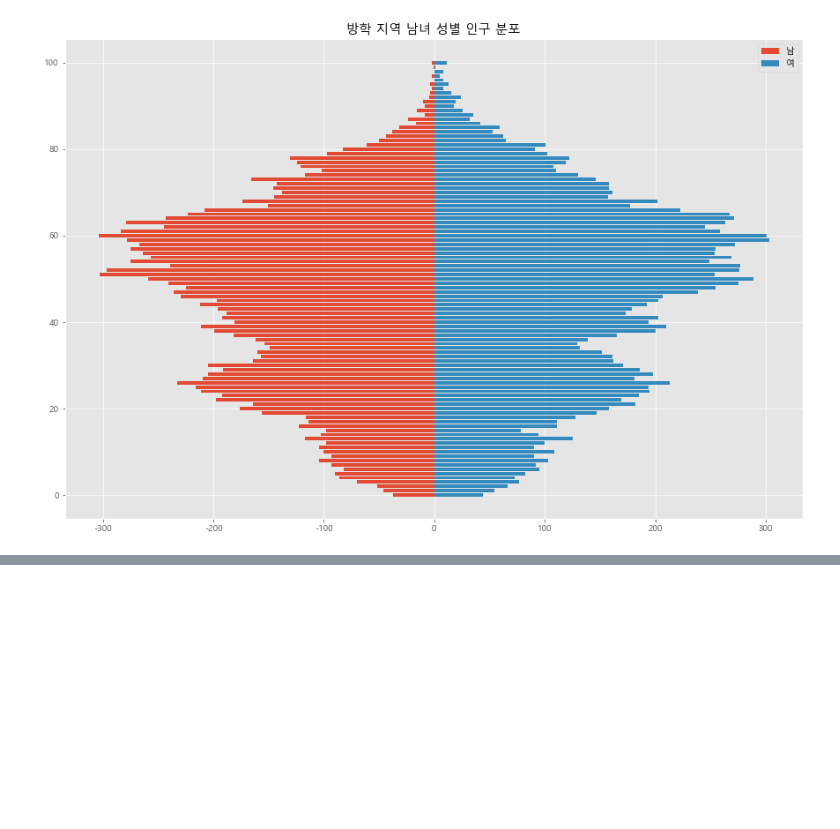
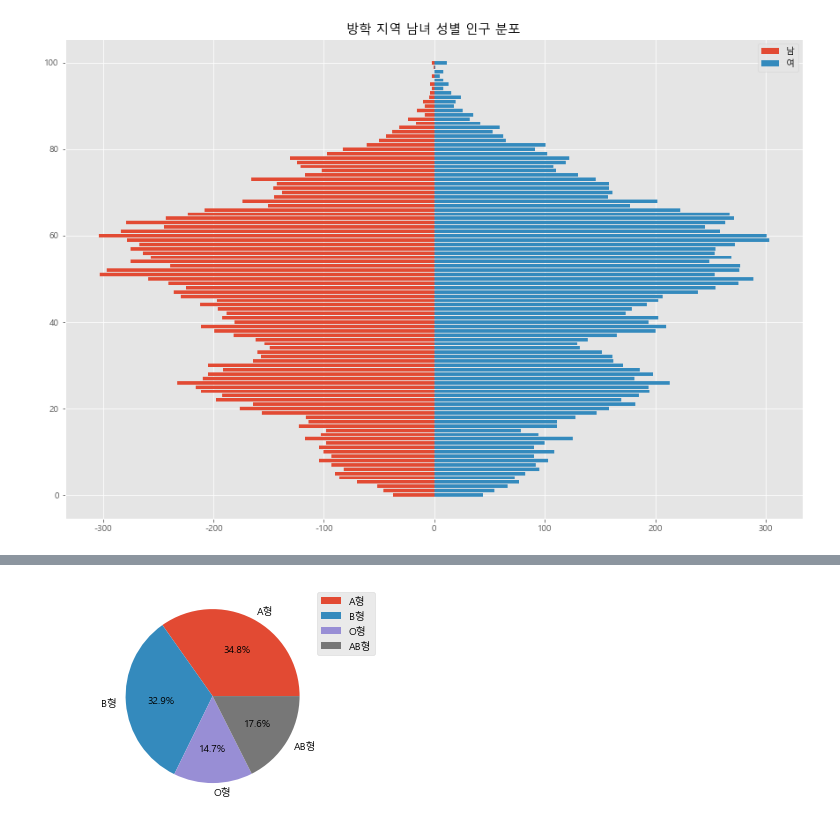
Before and after one commit to pmj3590/modoo_dataanalysis, a Jupyter notebook: people.ipynb, the cells around one changed output, grey strips where cells are left out. Saved outputs shown, nothing was run; the diff lists cells and outputs as text; code cells hidden in the pictures; blank space fills up the shorter version.

```diff
--- a/people.ipynb
+++ b/people.ipynb
@@ -272,0 +284,14 @@ plt.show()
+# %%
+# 임의의 수로 구성
+size=[2441, 2312, 1031, 1233]
+# 레이블 추가하기 : 레이블 변수 만들고 난 후 plt.pie()옵션 중 labels 이용
+# 비율 추가 : plt.pie() 옵션 중 autopct 이용
+# 범례 추가 : plt.legend() 추가
+label=['A형', 'B형', 'O형', 'AB형']
+# 정원을 그릴 수 있음
+plt.axis('equal')
+plt.pie(size, labels=label, autopct='%.1f%%')
+plt.legend()
+plt.show()
+# %% [output]
+[figure, added]
```
Also changed, not shown: parts of 11 cells of this notebook.
